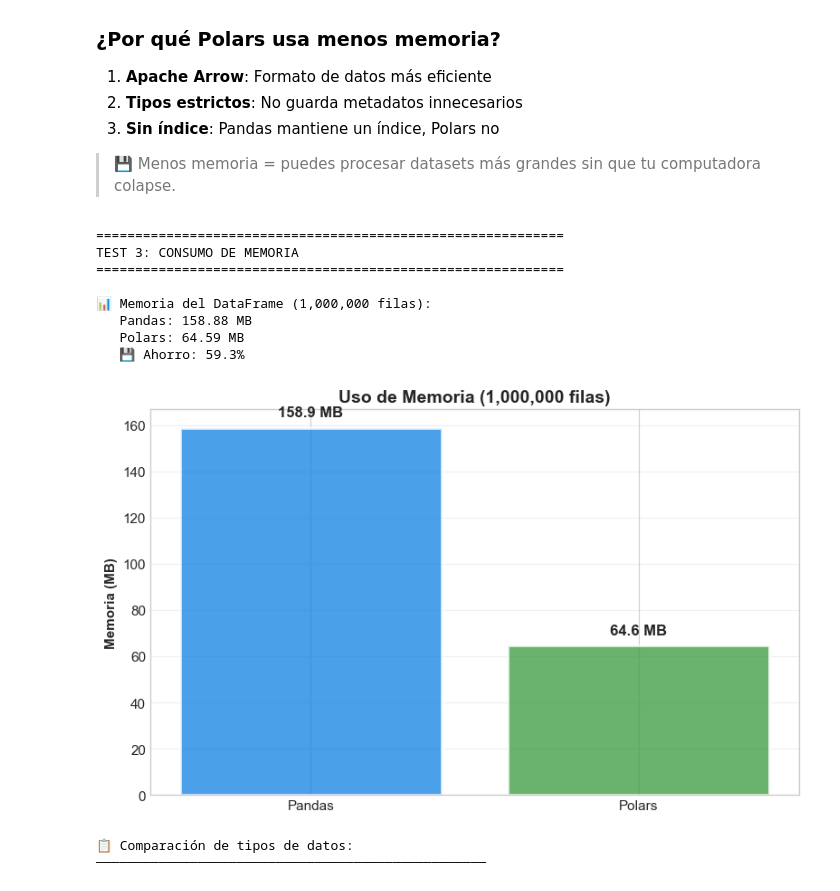
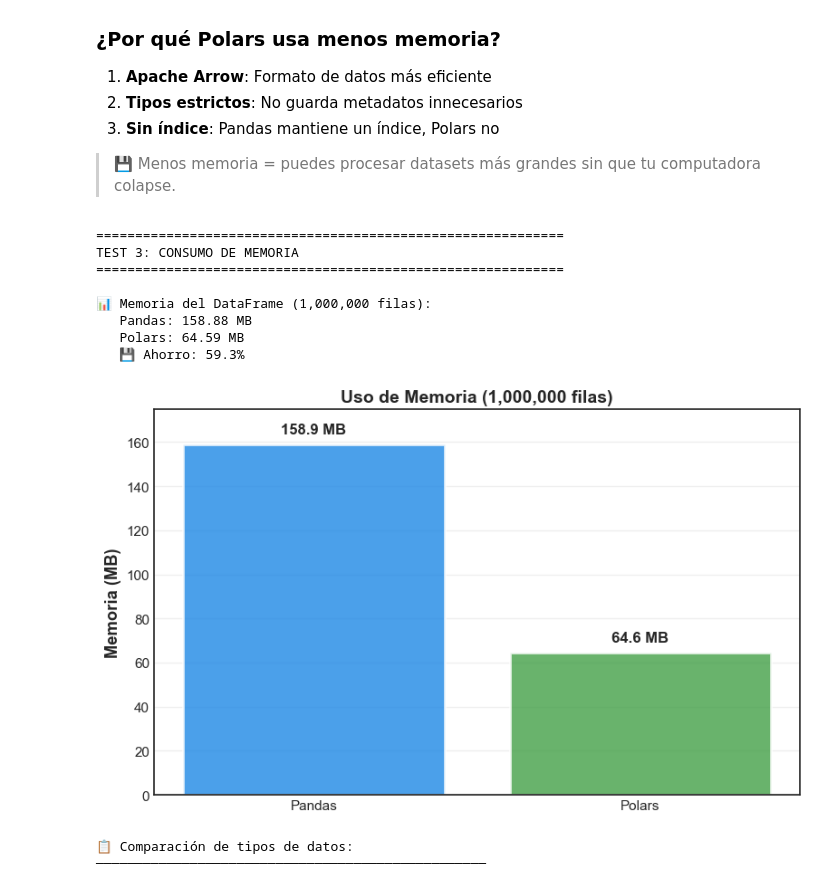
Before and after one commit to huayratoro/polars_benchmarks, a Jupyter notebook: benchmark_pandas_vs_polars.ipynb, the cells around one changed output. Cells and saved outputs as stored; diff of their text form; code cells hidden in the pictures.

Commit message:
agregue nueva variable de entorno. Cambie colores de grafico y los acomode un poquito mejor para que se vean más profesionales

```diff
--- a/benchmark_pandas_vs_polars.ipynb
+++ b/benchmark_pandas_vs_polars.ipynb
@@ -28,11 +28,13 @@ from datetime import datetime
 import matplotlib.pyplot as plt
 import matplotlib.patches as mpatches
 import warnings
+from dotenv import load_dotenv
+load_dotenv()
 warnings.filterwarnings('ignore')
 
 # Estilo de gráficos
-plt.style.use('seaborn-v0_8-whitegrid')
-plt.rcParams['figure.figsize'] = (14, 6)
+plt.style.use('seaborn-v0_8-white')
+# plt.rcParams['figure.figsize'] = (14, 6)
 plt.rcParams['font.size'] = 11
 
 # Colores consistentes
@@ -42,6 +44,10 @@ POLARS_COLOR = '#43A047'
 print("✅ Librerías cargadas")
 print(f"📦 Pandas: {pd.__version__}")
 print(f"📦 Polars: {pl.__version__}")
+
+# Leemos el lugar de guardado en base a la variable de entorno
+output_directory = os.getenv('output_directory')
+print(f"📂 Directorio de salida: {output_directory}")
 # %% [output]
 ✅ Librerías cargadas
 📦 Pandas: 2.3.3
@@ -562,34 +570,35 @@ mem_polars = df_polars.estimated_size() / 1024**2
 print(f"\n📊 Memoria del DataFrame ({N_ROWS:,} filas):")
 print(f"   Pandas: {mem_pandas:.2f} MB")
 print(f"   Polars: {mem_polars:.2f} MB")
 print(f"   💾 Ahorro: {((mem_pandas - mem_polars) / mem_pandas) * 100:.1f}%")
 
 # Visualización
 fig, ax = plt.subplots(figsize=(8, 5))
 
 bars = ax.bar(['Pandas', 'Polars'], [mem_pandas, mem_polars],
               color=[PANDAS_COLOR, POLARS_COLOR], alpha=0.8, edgecolor='white', linewidth=2)
 
 for bar, val in zip(bars, [mem_pandas, mem_polars]):
     ax.text(bar.get_x() + bar.get_width()/2, bar.get_height() + 5,
             f'{val:.1f} MB', ha='center', fontweight='bold', fontsize=12)
 
+ax.set_ylim(0, max(mem_pandas, mem_polars) * 1.1)
 ax.set_ylabel('Memoria (MB)', fontweight='bold')
 ax.set_title(f'Uso de Memoria ({N_ROWS:,} filas)', fontweight='bold', fontsize=14)
 ax.grid(True, alpha=0.3, axis='y')
 
 plt.tight_layout()
 plt.show()
 # %% [output]
 ============================================================
 TEST 3: CONSUMO DE MEMORIA
 ============================================================
 
 📊 Memoria del DataFrame (1,000,000 filas):
    Pandas: 158.88 MB
    Polars: 64.59 MB
    💾 Ahorro: 59.3%
-[figure, old version]
+[figure, new version]
 # %%
 # Tipos de datos
 print("\n📋 Comparación de tipos de datos:")
```
Also changed, not shown: parts of 14 cells of this notebook, 2 other files.
